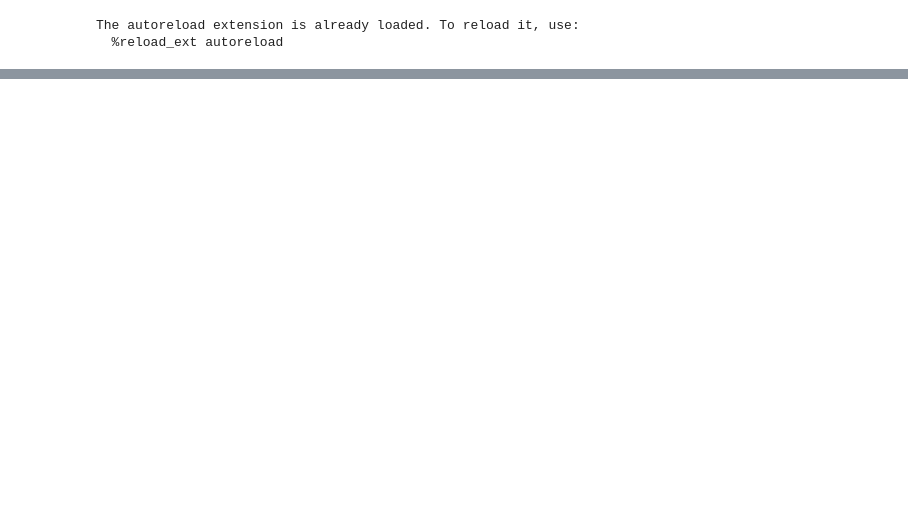
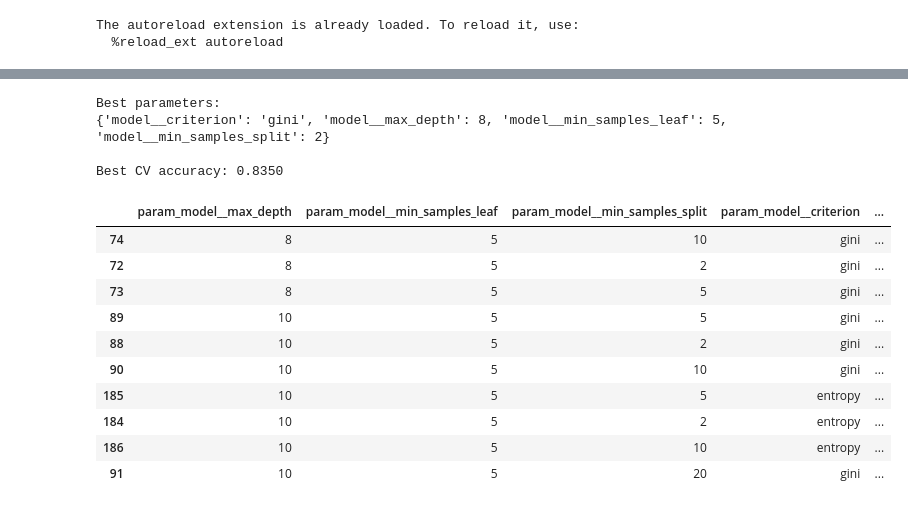
Before and after one commit to eruLawliettt/titanic-ml, a Jupyter notebook: notebooks/03_modeling_new.ipynb, the cells around one changed output, grey strips where cells are left out. Saved outputs shown, nothing was run; the diff lists cells and outputs as text; code cells hidden in the pictures; blank space fills up the shorter version.

Commit message:
Add reusable ML pipeline and baseline model experiments

```diff
--- a/notebooks/03_modeling_new.ipynb
+++ b/notebooks/03_modeling_new.ipynb
@@ -62,0 +224,24 @@ Pipeline(steps=[('preprocessor',
+# %%
+param_grid = {
+    'model__max_depth': [3, 4, 5, 6, 8, 10],
+    'model__min_samples_leaf': [1, 2, 5, 10],
+    'model__min_samples_split': [2, 5, 10, 20],
+    'model__criterion': ['gini', 'entropy'],
+}
+# %%
+cv = StratifiedKFold(
+    n_splits=5,
+    shuffle=True,
+    random_state=SEED
+)
+
+grid_search = GridSearchCV(
+    estimator=pipeline,
+    param_grid=param_grid,
+    scoring='accuracy',
+    cv=cv,
+    n_jobs=1,
+    return_train_score=True
+)
+# %%
+grid_search.fit(X, y)
@@ -62,0 +266,41 @@ Pipeline(steps=[('preprocessor',
+# %%
+print("Best parameters:")
+print(grid_search.best_params_)
+
+print(f"\nBest CV accuracy: {grid_search.best_score_:.4f}")
+# %% [output]
+Best parameters:
+{'model__criterion': 'gini', 'model__max_depth': 8, 'model__min_samples_leaf': 5, 'model__min_samples_split': 2}
+
+Best CV accuracy: 0.8350
+# %%
+import pandas as pd
+
+results = pd.DataFrame(grid_search.cv_results_)
+
+results = results[
+    [
+        "param_model__max_depth",
+        "param_model__min_samples_leaf",
+        "param_model__min_samples_split",
+        "param_model__criterion",
+        "mean_train_score",
+        "mean_test_score",
+        "std_test_score",
+        "rank_test_score",
+    ]
+]
+
+results.sort_values("rank_test_score").head(10)
+# %% [output]
+|  | param_model__max_depth | param_model__min_samples_leaf | param_model__min_samples_split | param_model__criterion | ... |
+| 74 | 8 | 5 | 10 | gini | ... |
+| 72 | 8 | 5 | 2 | gini | ... |
+| 73 | 8 | 5 | 5 | gini | ... |
+| 89 | 10 | 5 | 5 | gini | ... |
+| 88 | 10 | 5 | 2 | gini | ... |
+| 90 | 10 | 5 | 10 | gini | ... |
+| 185 | 10 | 5 | 5 | entropy | ... |
+| 184 | 10 | 5 | 2 | entropy | ... |
+| 186 | 10 | 5 | 10 | entropy | ... |
+| 91 | 10 | 5 | 20 | gini | ... |
```
Also changed, not shown: parts of 9 cells of this notebook, 1 other file.
